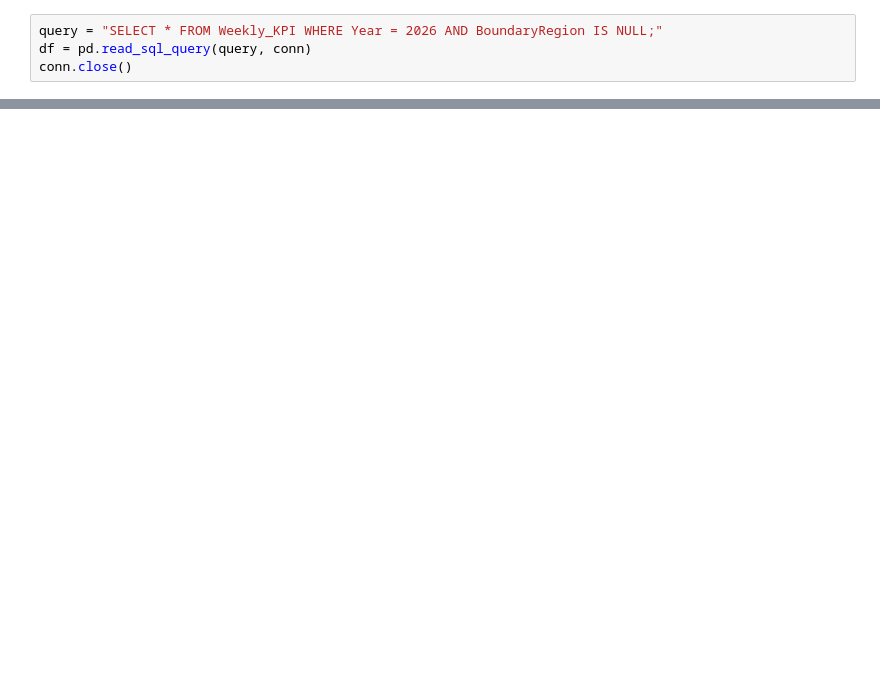
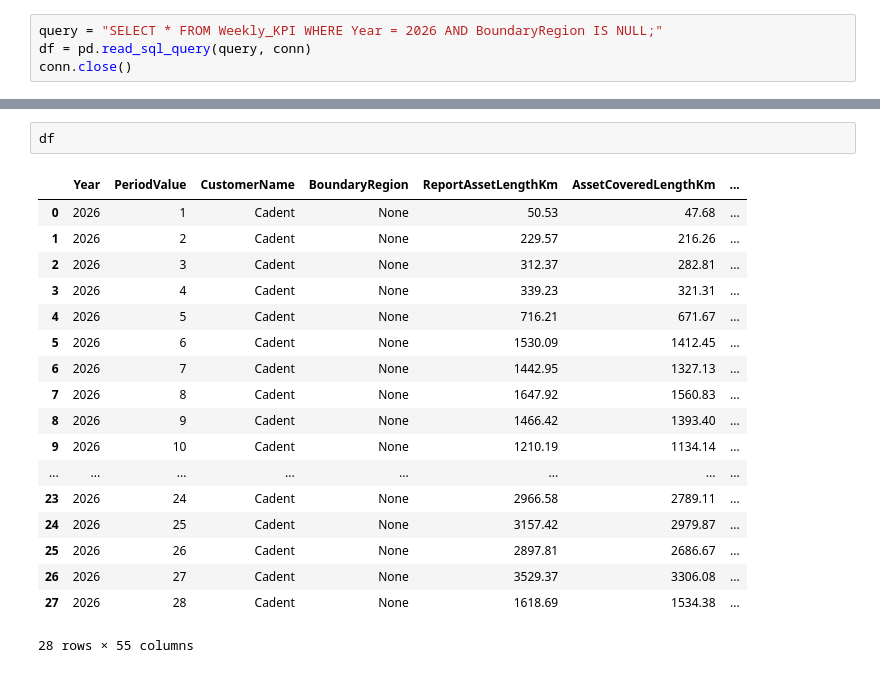
Before and after one commit to picarro-dsoler/KPIHub, a Jupyter notebook: tools/KPIOutput/ViewCreator/KPIHub_EKPI_View.ipynb, the cells around one changed output, grey strips where cells are left out. Saved outputs shown, nothing was run; the diff lists cells and outputs as text; blank space fills up the shorter version.

Commit message:
First version working fully for Cadent, Exceloutput needs to be written on py

```diff
--- a/tools/KPIOutput/ViewCreator/KPIHub_EKPI_View.ipynb
+++ b/tools/KPIOutput/ViewCreator/KPIHub_EKPI_View.ipynb
@@ -150,0 +166,21 @@ conn.close()
+# %%
+df
+# %% [output]
+|  | Year | PeriodValue | CustomerName | BoundaryRegion | ReportAssetLengthKm | AssetCoveredLengthKm | ... |
+| 0 | 2026 | 1 | Cadent | None | 50.53 | 47.68 | ... |
+| 1 | 2026 | 2 | Cadent | None | 229.57 | 216.26 | ... |
+| 2 | 2026 | 3 | Cadent | None | 312.37 | 282.81 | ... |
+| 3 | 2026 | 4 | Cadent | None | 339.23 | 321.31 | ... |
+| 4 | 2026 | 5 | Cadent | None | 716.21 | 671.67 | ... |
+| 5 | 2026 | 6 | Cadent | None | 1530.09 | 1412.45 | ... |
+| 6 | 2026 | 7 | Cadent | None | 1442.95 | 1327.13 | ... |
+| 7 | 2026 | 8 | Cadent | None | 1647.92 | 1560.83 | ... |
+| 8 | 2026 | 9 | Cadent | None | 1466.42 | 1393.40 | ... |
+| 9 | 2026 | 10 | Cadent | None | 1210.19 | 1134.14 | ... |
+| ... | ... | ... | ... | ... | ... | ... | ... |
+| 23 | 2026 | 24 | Cadent | None | 2966.58 | 2789.11 | ... |
+| 24 | 2026 | 25 | Cadent | None | 3157.42 | 2979.87 | ... |
+| 25 | 2026 | 26 | Cadent | None | 2897.81 | 2686.67 | ... |
+| 26 | 2026 | 27 | Cadent | None | 3529.37 | 3306.08 | ... |
+| 27 | 2026 | 28 | Cadent | None | 1618.69 | 1534.38 | ... |
+28 rows × 55 columns
```
Also changed, not shown: parts of 5 cells of this notebook, 13 other files.
